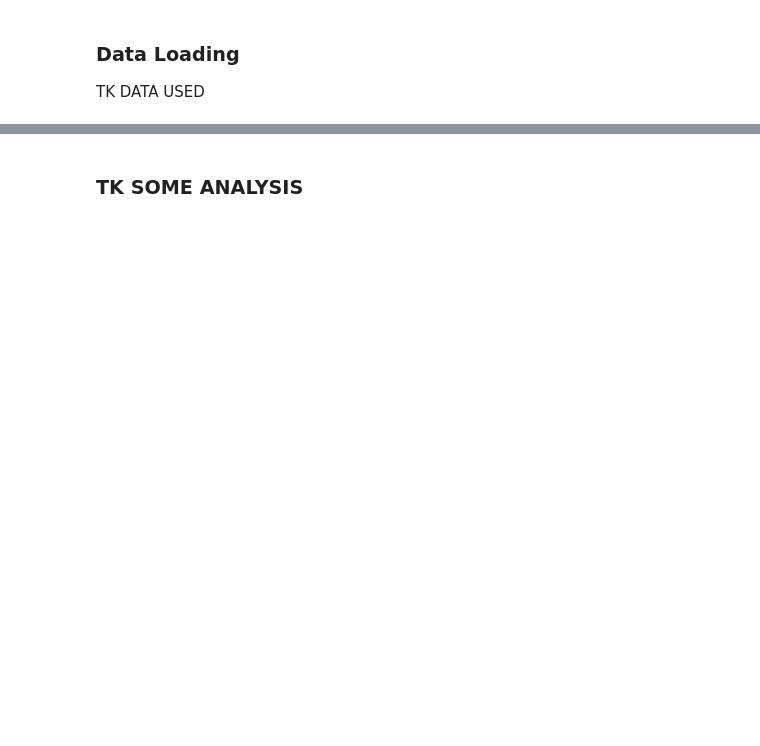
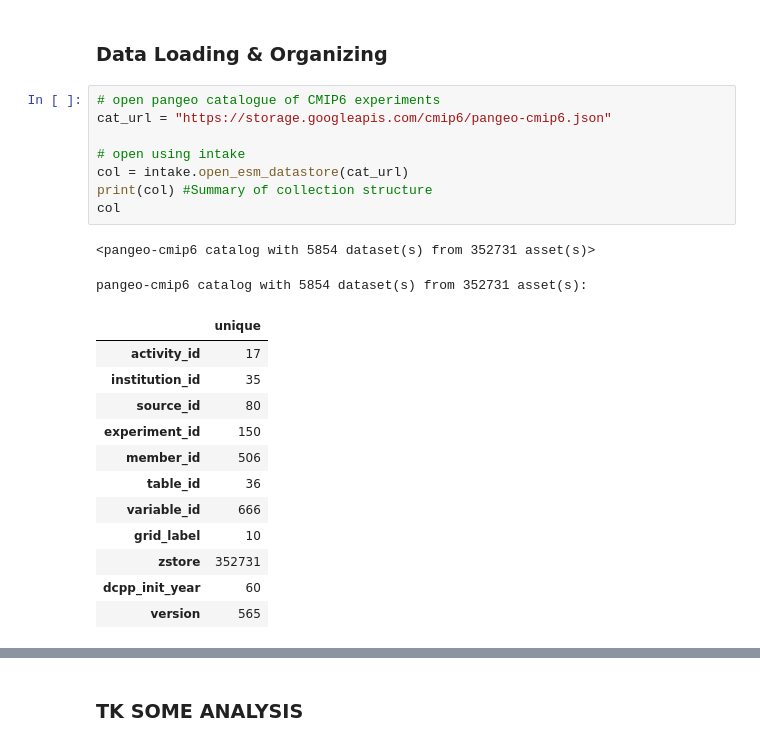
Before and after one commit to zentouro/rces-final, a Jupyter notebook: final_project.ipynb, the cells around one changed output, grey strips where cells are left out. Cells and saved outputs as stored; diff of their text form; blank space fills up the shorter version.

```diff
--- a/final_project.ipynb
+++ b/final_project.ipynb
@@ -23,4 +60,25 @@ display.set_matplotlib_formats('retina')
 # %% [markdown]
-### Data Loading
-
-TK DATA USED
+### Data Loading & Organizing
+# %%
+# open pangeo catalogue of CMIP6 experiments
+cat_url = "https://storage.googleapis.com/cmip6/pangeo-cmip6.json"
+
+# open using intake
+col = intake.open_esm_datastore(cat_url)
+print(col) #Summary of collection structure
+col
+# %% [output]
+<pangeo-cmip6 catalog with 5854 dataset(s) from 352731 asset(s)>
+pangeo-cmip6 catalog with 5854 dataset(s) from 352731 asset(s):
+|  | unique |
+| activity_id | 17 |
+| institution_id | 35 |
+| source_id | 80 |
+| experiment_id | 150 |
+| member_id | 506 |
+| table_id | 36 |
+| variable_id | 666 |
+| grid_label | 10 |
+| zstore | 352731 |
+| dcpp_init_year | 60 |
+| version | 565 |
```
Also changed, not shown: parts of 34 cells of this notebook, 5 other files.
